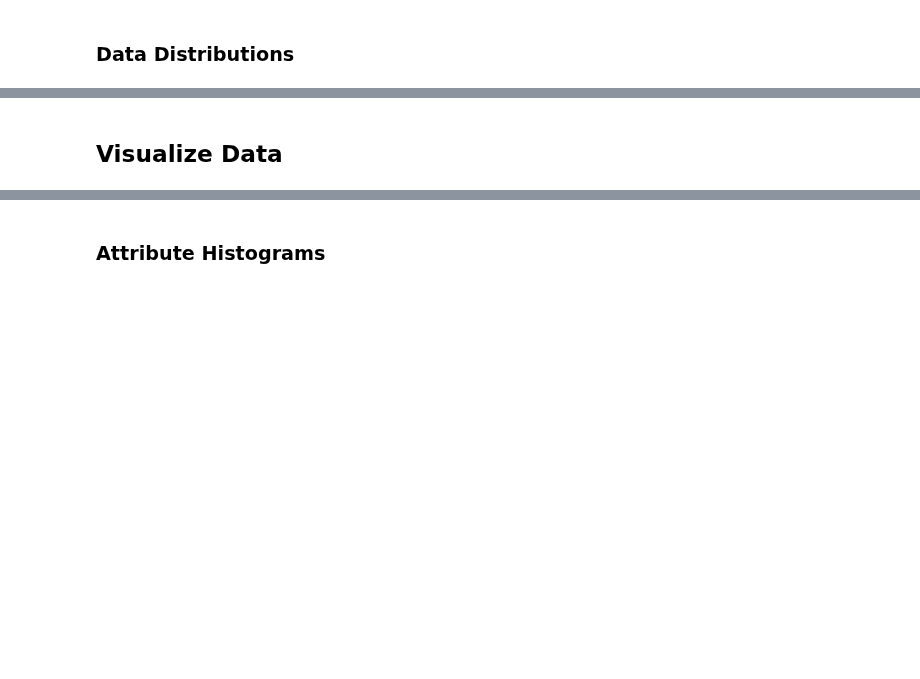
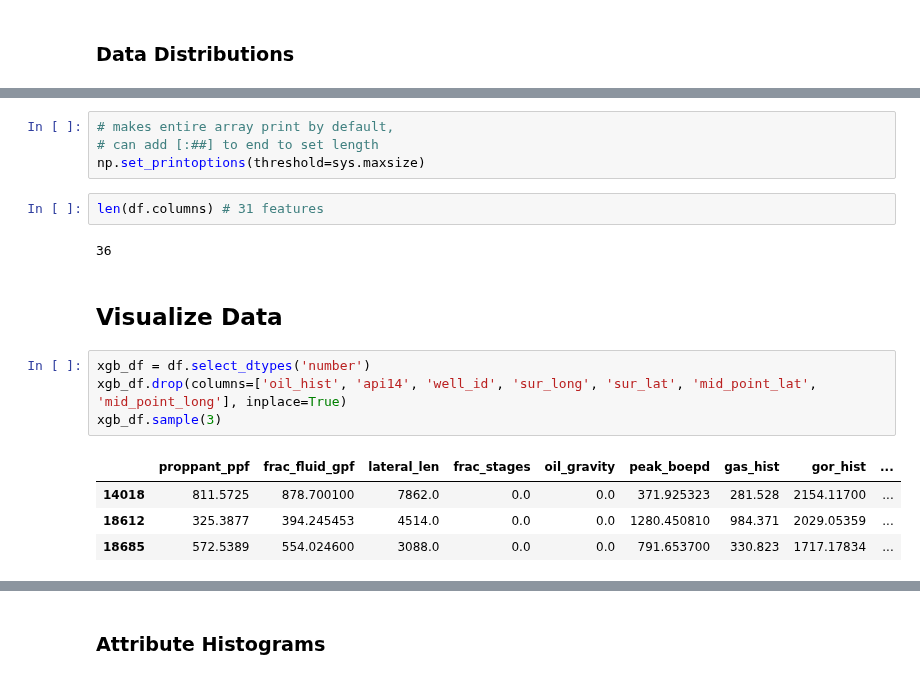
Before and after one commit to duc-analytica/DUC, a Jupyter notebook: explore.ipynb, the cells around one changed output, grey strips where cells are left out. Saved outputs shown, nothing was run; the diff lists cells and outputs as text; blank space fills up the shorter version.

```diff
--- a/explore.ipynb
+++ b/explore.ipynb
@@ -87,2 +109,19 @@ df.describe()
+# %%
+# makes entire array print by default,
+# can add [:##] to end to set length
+np.set_printoptions(threshold=sys.maxsize)
+# %%
+len(df.columns) # 31 features
+# %% [output]
+36
 # %% [markdown]
 ## Visualize Data
+# %%
+xgb_df = df.select_dtypes('number')
+xgb_df.drop(columns=['oil_hist', 'api14', 'well_id', 'sur_long', 'sur_lat', 'mid_point_lat', 'mid_point_long'], inplace=True)
+xgb_df.sample(3)
+# %% [output]
+|  | proppant_ppf | frac_fluid_gpf | lateral_len | frac_stages | oil_gravity | peak_boepd | gas_hist | gor_hist | ... |
+| 14018 | 811.5725 | 878.700100 | 7862.0 | 0.0 | 0.0 | 371.925323 | 281.528 | 2154.11700 | ... |
+| 18612 | 325.3877 | 394.245453 | 4514.0 | 0.0 | 0.0 | 1280.450810 | 984.371 | 2029.05359 | ... |
+| 18685 | 572.5389 | 554.024600 | 3088.0 | 0.0 | 0.0 | 791.653700 | 330.823 | 1717.17834 | ... |
```
Also changed, not shown: parts of 13 cells of this notebook, 1 other file.
